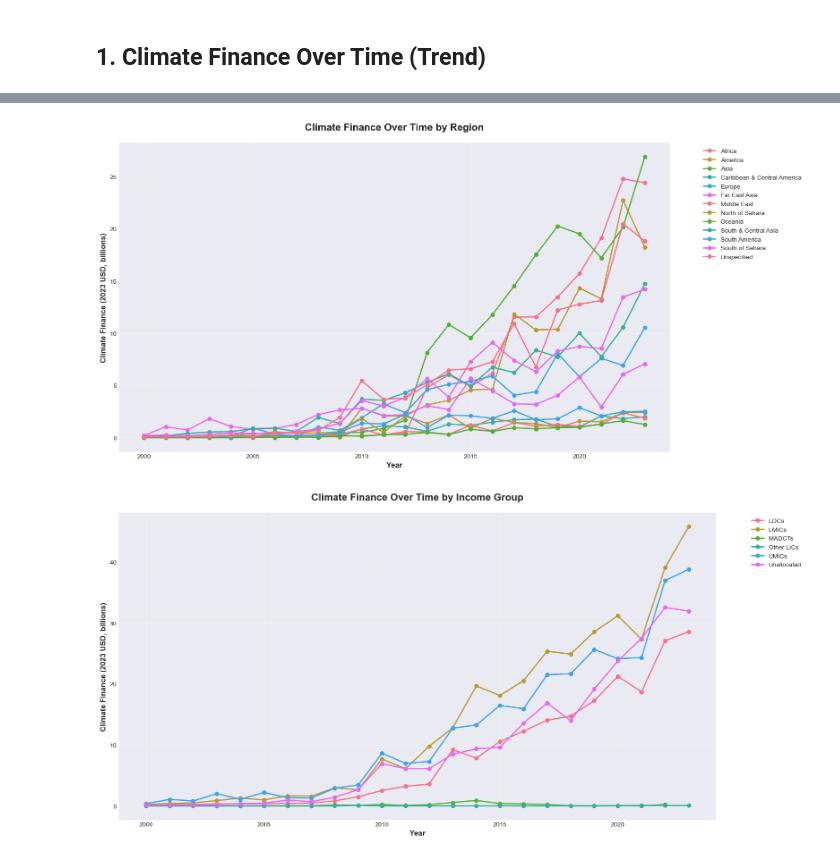
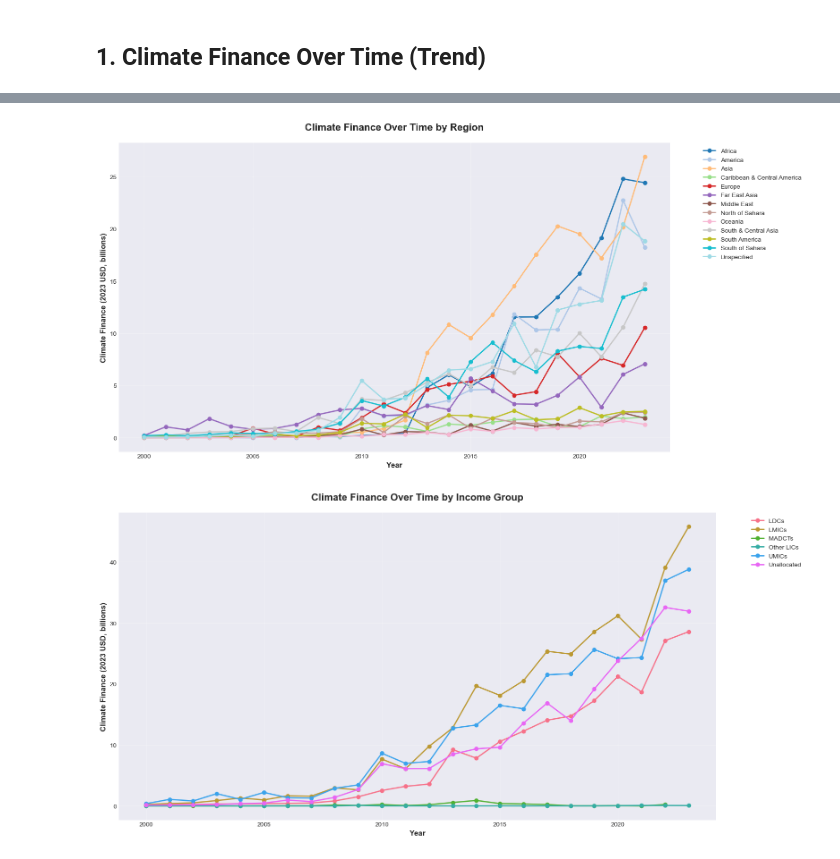
Before and after one commit to siyagoel/econ155, a Jupyter notebook: CRDF_analysis.ipynb, the cells around one changed output, grey strips where cells are left out. Saved outputs shown, nothing was run; the diff lists cells and outputs as text; code cells hidden in the pictures.

```diff
--- a/CRDF_analysis.ipynb
+++ b/CRDF_analysis.ipynb
@@ -178,25 +178,56 @@ Year
 2023    145.11
 Name: Climate-related development finance - Commitment - 2023 USD thousand, dtype: float64
 # %%
+import matplotlib.pyplot as plt
+import numpy as np
+
 # Optional: Breakdown by Region
 if 'Recipient Region' in df.columns:
-    finance_by_year_region = df.groupby(['Year', 'Recipient Region'])[climate_finance_col].sum().reset_index()
+
+    finance_by_year_region = (
+        df.groupby(['Year', 'Recipient Region'])[climate_finance_col]
+        .sum()
+        .reset_index()
+    )
 
     plt.figure(figsize=(16, 8))
-    for region in finance_by_year_region['Recipient Region'].unique():
-        region_data = finance_by_year_region[finance_by_year_region['Recipient Region'] == region]
-        plt.plot(region_data['Year'], region_data[climate_finance_col] / 1e6,
-                marker='o', linewidth=2, label=region, markersize=6)
 
-    plt.title('Climate Finance Over Time by Region', fontsize=16, fontweight='bold', pad=20)
+    regions = finance_by_year_region['Recipient Region'].unique()
+
+    # Choose a good categorical colormap
+    cmap = plt.get_cmap('tab20')  # supports up to 20 distinct colors
+    colors = cmap(np.linspace(0, 1, len(regions)))
+
+    for i, region in enumerate(regions):
+        region_data = finance_by_year_region[
+            finance_by_year_region['Recipient Region'] == region
+        ]
+
+        plt.plot(
+            region_data['Year'],
+            region_data[climate_finance_col] / 1e6,
+            marker='o',
+            linewidth=2,
+            markersize=6,
+            label=region,
+            color=colors[i]
+        )
+
+    plt.title(
+        'Climate Finance Over Time by Region',
+        fontsize=16,
+        fontweight='bold',
+        pad=20
+    )
     plt.xlabel('Year', fontsize=12, fontweight='bold')
     plt.ylabel('Climate Finance (2023 USD, billions)', fontsize=12, fontweight='bold')
+
     plt.legend(bbox_to_anchor=(1.05, 1), loc='upper left')
     plt.grid(True, alpha=0.3)
     plt.tight_layout()
     plt.show()
 # %% [output]
-[figure, old version]
+[figure, new version]
 # %%
 # Optional: Breakdown by Income Group
 if 'Recipient Income Group (OECD Classification)' in df.columns:
```
Also changed, not shown: parts of 19 cells of this notebook, 1 other file.
